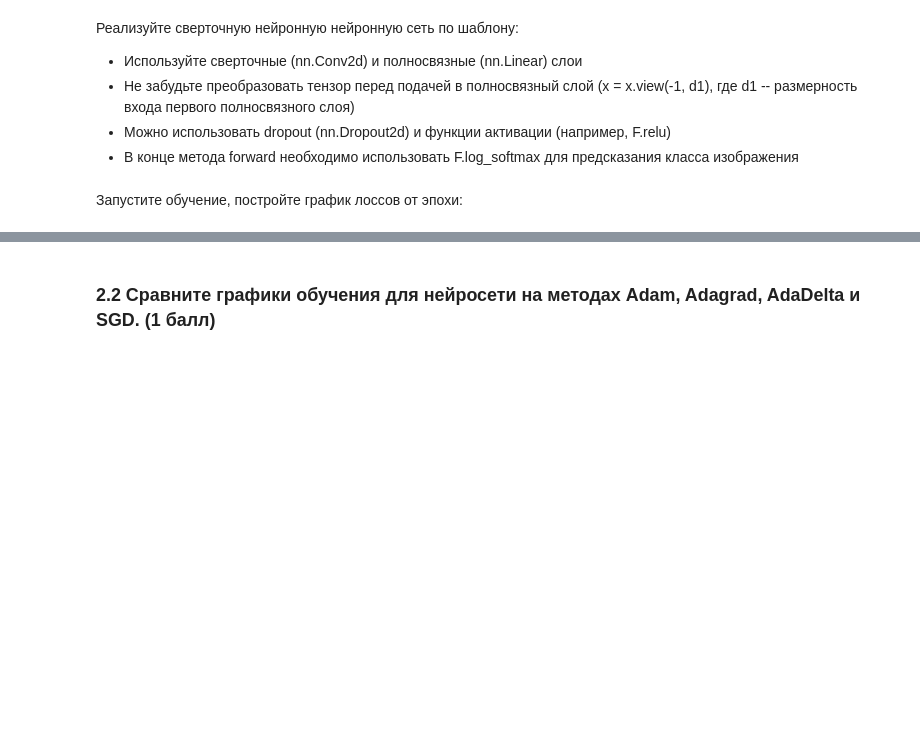
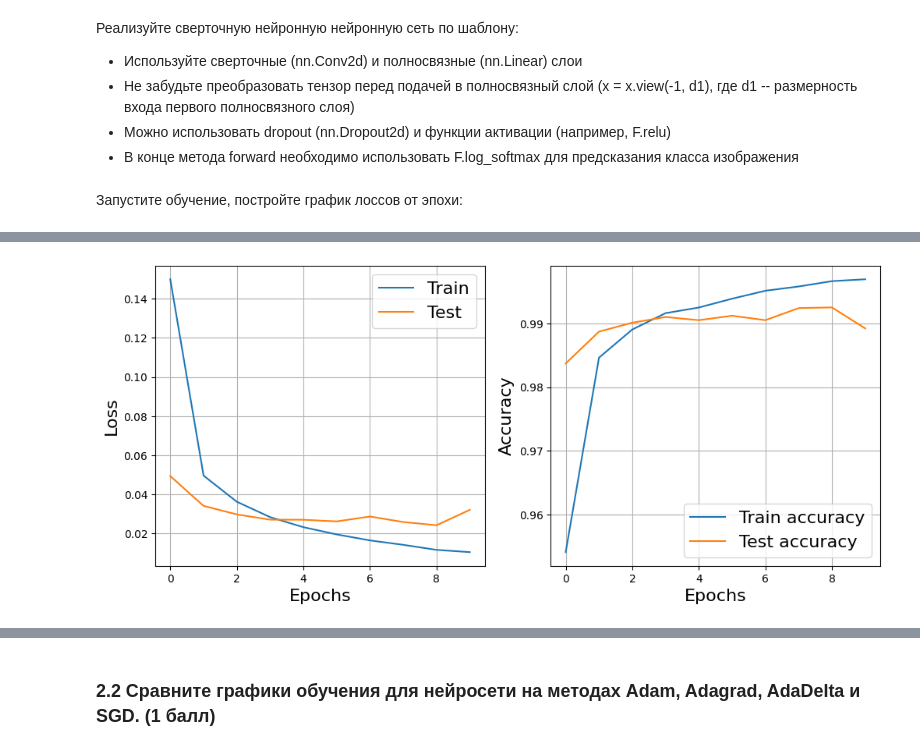
Before and after one commit to ladudin/VK-DL, a Jupyter notebook: lecture4/homework4.ipynb, the cells around one changed output, grey strips where cells are left out. Drawn from its saved outputs; the diff is of its cells as text; code cells hidden in the pictures; blank space fills up the shorter version.

```diff
--- a/lecture4/homework4.ipynb
+++ b/lecture4/homework4.ipynb
@@ -454,0 +495,5 @@ KeyboardInterrupt:
+# %%
+adadelta_net = Net()
+adadelta_optimizer = AdaDelta(params=adadelta_net.parameters(), delta_start=0)
+train(adadelta_net, adadelta_optimizer, n_epochs=10)
+# %% [output]
@@ -454,0 +501 @@ KeyboardInterrupt:
+[figure, added]
```
Also changed, not shown: parts of 20 cells of this notebook.
